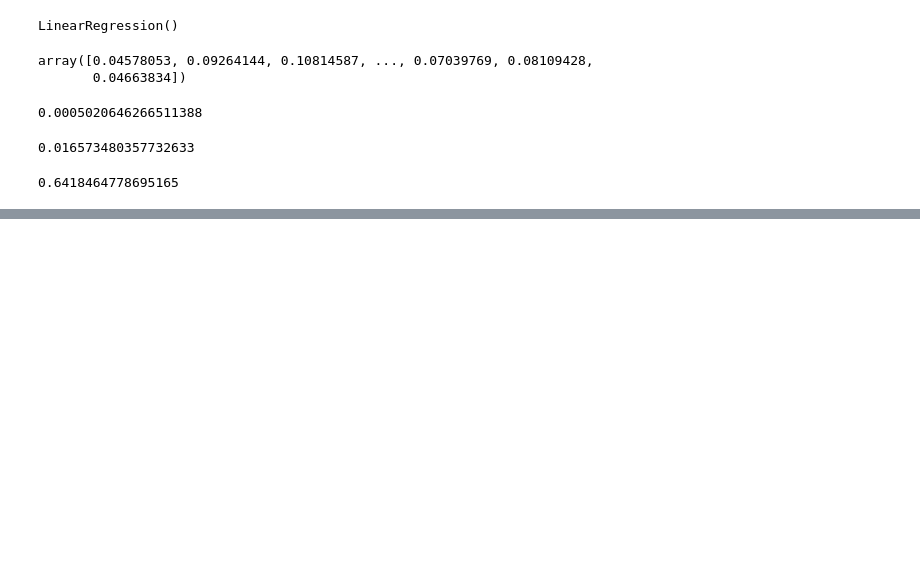
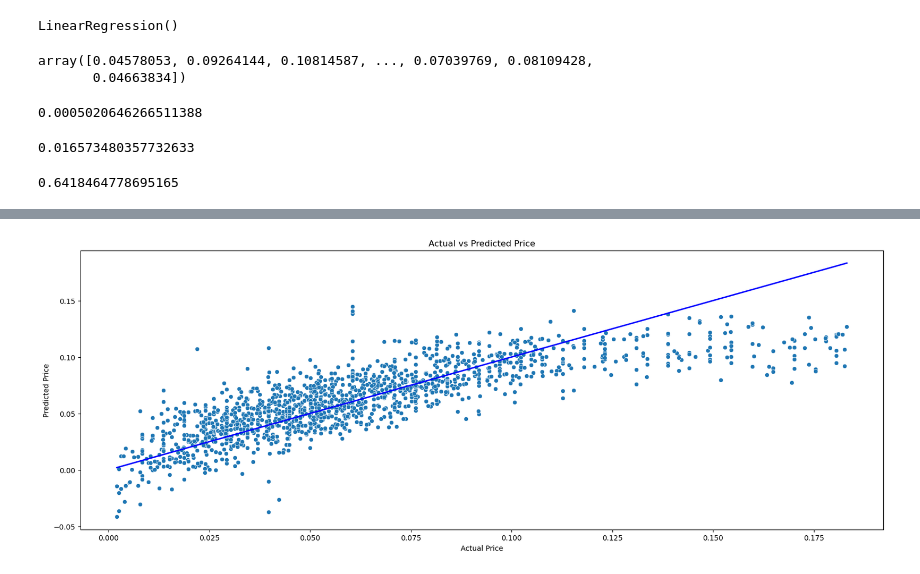
Before and after one commit to Karthick-source/Car-Dheko---Used-Car-Price-Prediction, a Jupyter notebook: car_price_prediction.ipynb, the cells around one changed output, grey strips where cells are left out. Cells and saved outputs as stored; diff of their text form; code cells hidden in the pictures; blank space fills up the shorter version.

```diff
--- a/car_price_prediction.ipynb
+++ b/car_price_prediction.ipynb
@@ -1383,0 +1431,10 @@ array([0.04796617])
+# %%
+plt.figure(figsize=(20,7))
+sns.scatterplot(x=test_lab,y=predicting_value)
+plt.plot([test_lab.min(),test_lab.max()],[test_lab.min(),test_lab.max()],color="blue",lw=2)
+plt.xlabel("Actual Price")
+plt.ylabel("Predicted Price")
+plt.title("Actual vs Predicted Price")
+plt.show()
+# %% [output]
+[figure, added]
```
Also changed, not shown: parts of 59 cells of this notebook.
